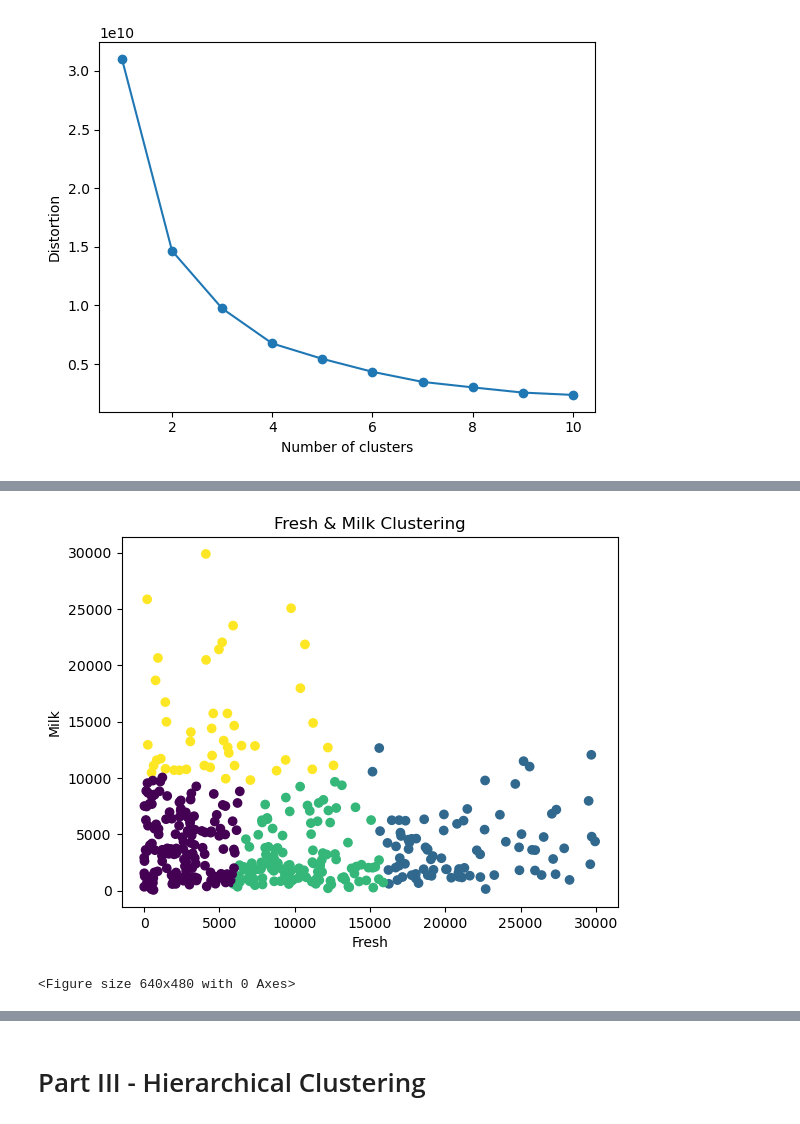
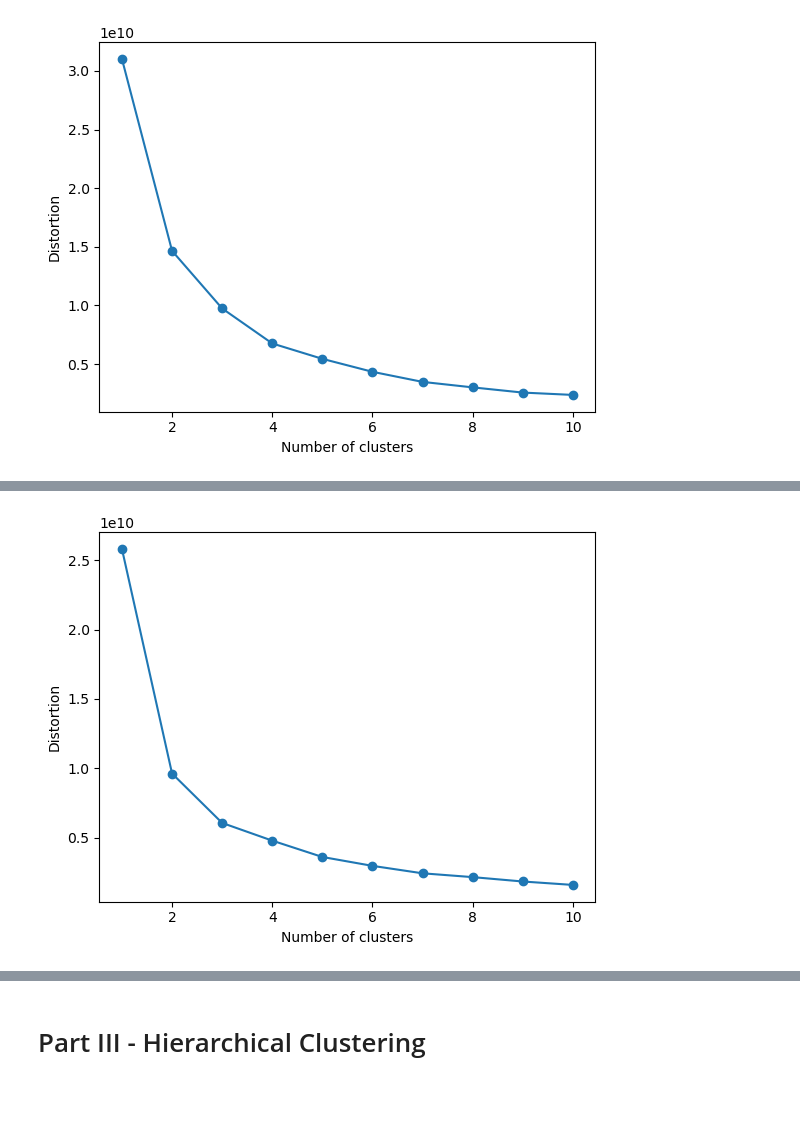
Before and after one commit to RRPharaoh/ml-project-unsupervised-learning, a Jupyter notebook: Unsupervised Learning - Project.ipynb, the cells around one changed output, grey strips where cells are left out. Drawn from its saved outputs; the diff is of its cells as text; code cells hidden in the pictures; blank space fills up the shorter version.

Commit message:
added graphical data

```diff
--- a/Unsupervised Learning - Project.ipynb
+++ b/Unsupervised Learning - Project.ipynb
@@ -283,12 +312,0 @@ NameError: name 'plot_clusters' is not defined
-# %%
-X, _ = make_blobs(n_samples=10, centers=4, n_features=2)
-
-df = pd.DataFrame(X, columns=['Fresh', 'Milk'])
-
-kmeans = KMeans(n_clusters=4)
-
-y = kmeans.fit_predict(df[['Fresh', 'Milk']])
-
-df['Cluster'] = y
-
-print(df.head())
@@ -363,21 +313,4 @@ plt.savefig(r"images/kmeans_3.png")
-# %%
-# The features for clustering
-features = df[['Fresh', 'Milk']]
-# number of clusters (k)
-k = 4
-lkmeans = KMeans(n_clusters=k, random_state=42)
-kmeans.fit(features)
-cluster_labels = kmeans.labels_
-
-# Visualization
-plt.scatter(features['Fresh'], features['Milk'], c=cluster_labels, cmap='viridis')
-plt.xlabel('Fresh')
-plt.ylabel('Milk')
-plt.title('Fresh & Milk Clustering')
-
-plt.show()
-
-plt.savefig(r"images/kmeans_4.png")
-# %% [output]
-[figure, removed]
-<Figure size 640x480 with 0 Axes>
+# %%
+optimize_kmeans(df[['Fresh', 'Frozen']], 10)
+# %% [output]
+[figure, added]
```
Also changed, not shown: parts of 26 cells of this notebook, 3 other files.
